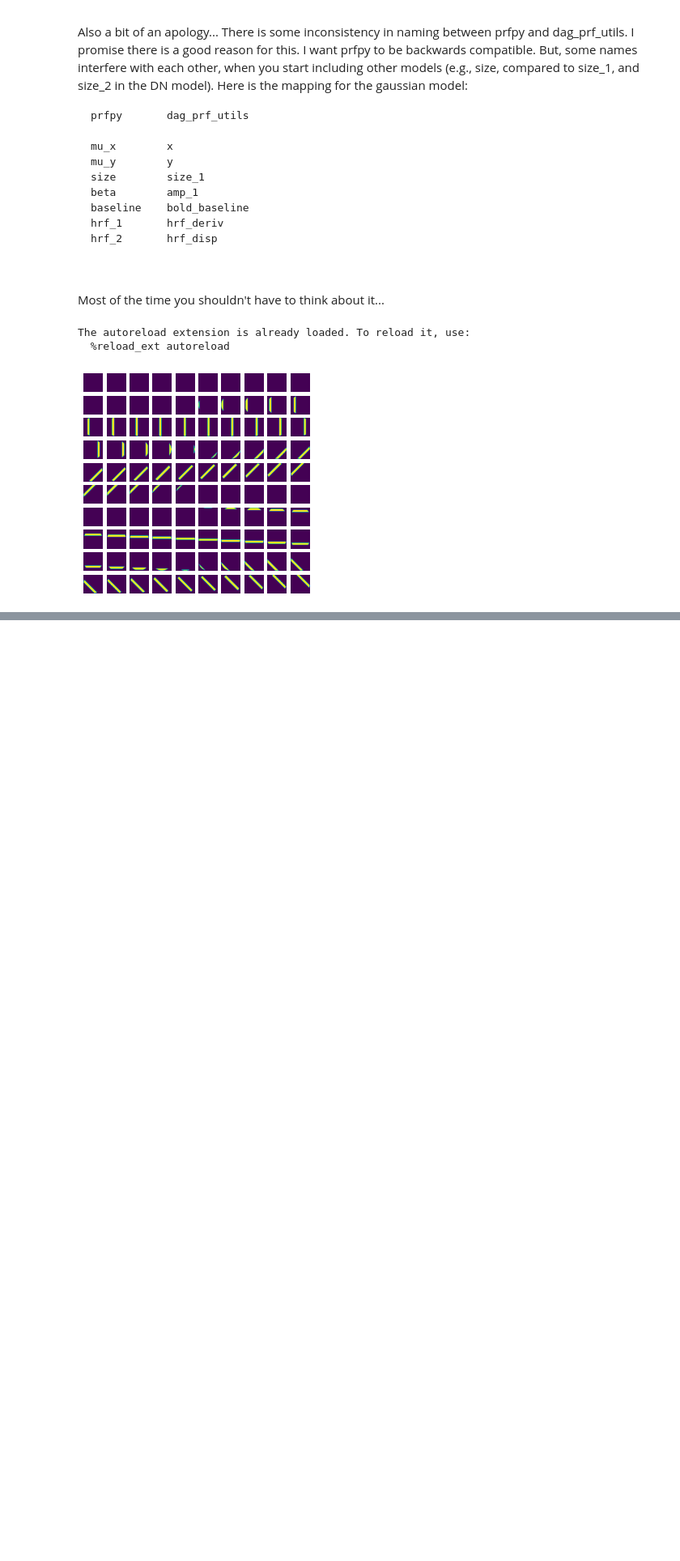
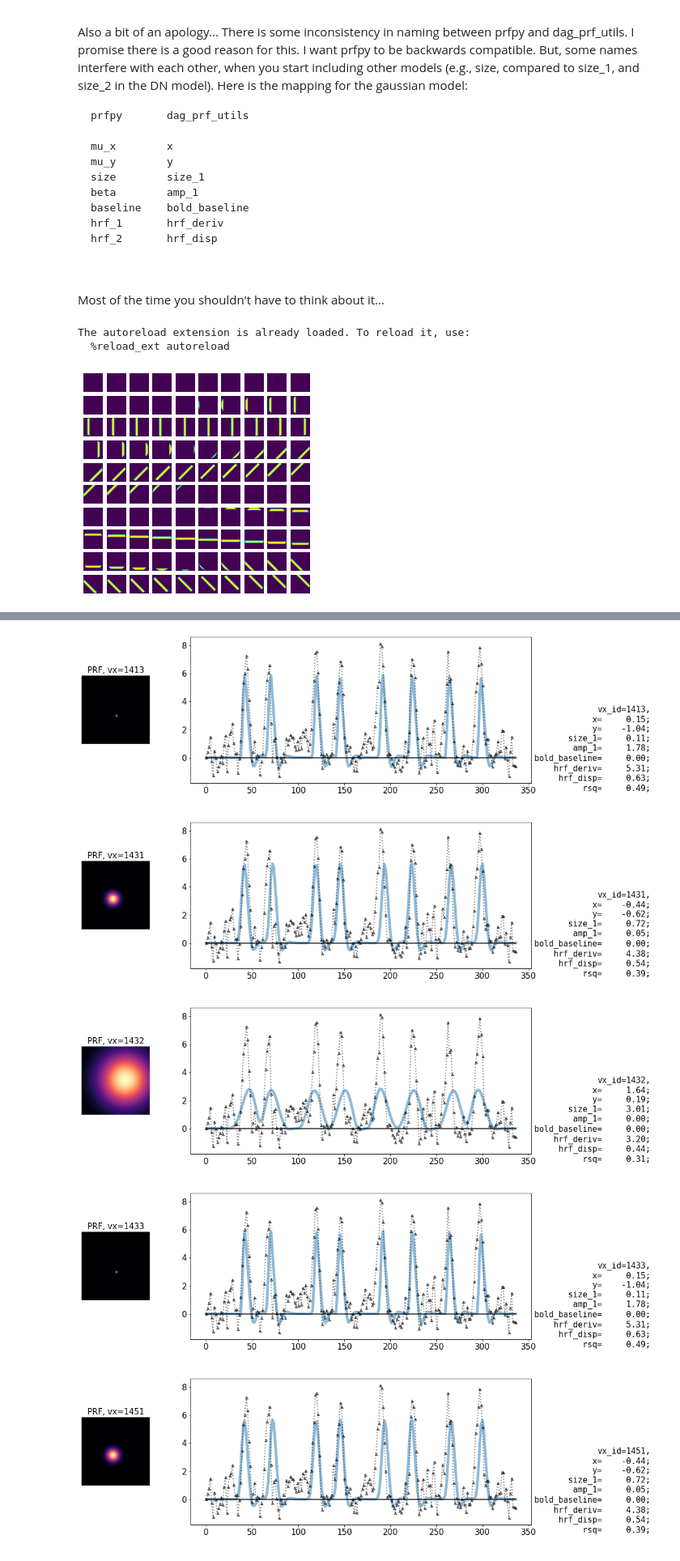
Before and after one commit to mdaghlian/prfpy_bayes, a Jupyter notebook: example_main.ipynb, the cells around one changed output, grey strips where cells are left out. Shown at 81% size. Drawn from its saved outputs; the diff is of its cells as text; code cells hidden in the pictures; blank space fills up the shorter version.

```diff
--- a/example_main.ipynb
+++ b/example_main.ipynb
@@ -79,0 +278,23 @@ The autoreload extension is already loaded. To reload it, use:
+# %%
+# Ok that was interesting.
+# Lets look at some time series! Ideally where parameters differ, so we can see this tradeoff type thing
+good_fits = np.where(Gbprf.sampler[idx].pd_params['rsq'] > 0.3)[0]
+plot_eg = 0
+size_previous = -100
+for i in good_fits:
+    size_current = Gbprf.sampler[idx].pd_params['size_1'][i]
+    if np.abs(size_current - size_previous) < 0.2:
+        continue
+    else:
+        # Plot it if the size is different enough!!
+        size_previous = size_current
+        _ = Gbprf.sampler[idx].prf_ts_plot(i)
+        plot_eg += 1
+    if plot_eg > 5:
+        break
+# %% [output]
+[figure, added]
+[figure, added]
+[figure, added]
+[figure, added]
+[figure, added]
```
Also changed, not shown: parts of 33 cells of this notebook, 5 other files.
